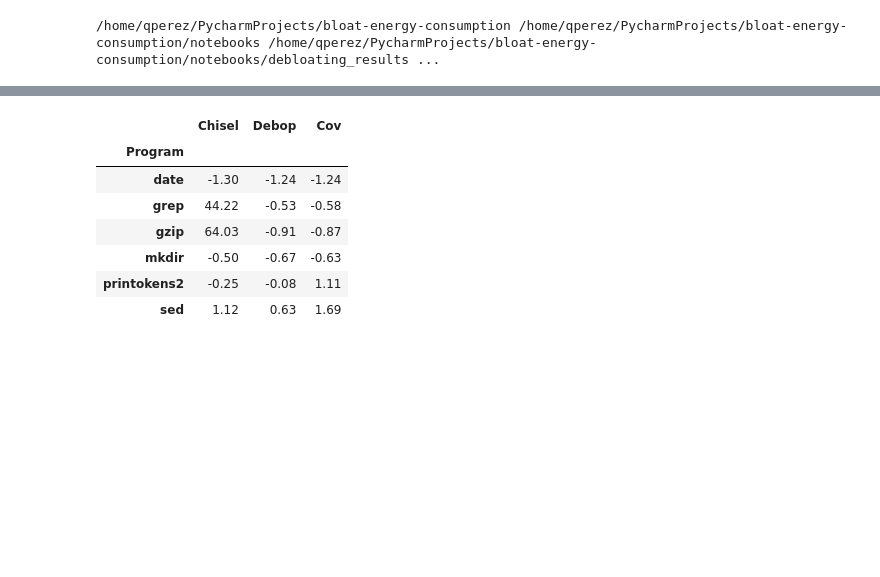
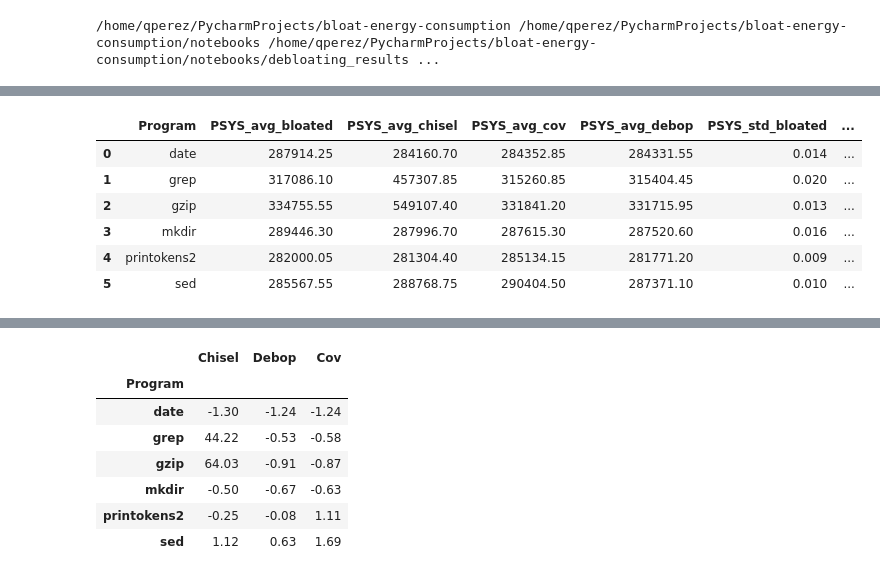
Before and after one commit to ternava/bloat-energy-consumption, a Jupyter notebook: notebooks/metrics_debloating.ipynb, the cells around one changed output, grey strips where cells are left out. Saved outputs shown, nothing was run; the diff lists cells and outputs as text; code cells hidden in the pictures; blank space fills up the shorter version.

```diff
--- a/notebooks/metrics_debloating.ipynb
+++ b/notebooks/metrics_debloating.ipynb
@@ -51,3 +53,24 @@ df
+# %%
+
+# Read the first CSV file
+df = pd.read_csv("/home/qperez/PycharmProjects/bloat-energy-consumption/notebooks/debloating_results/averagePSYS_with_std_all_repeats_pivot.csv", delimiter=';')
+
+# Extract column names with "std" in their headers
+std_columns = [col for col in df.columns if 'std' in col]
+
+# Divide each column by 1,000,000
+df.loc[:, std_columns] = df.loc[:, std_columns] / 1000000
+df.loc[:, std_columns] = df.loc[:, std_columns].round(3)
+
+df
+# %% [output]
+|  | Program | PSYS_avg_bloated | PSYS_avg_chisel | PSYS_avg_cov | PSYS_avg_debop | PSYS_std_bloated | ... |
+| 0 | date | 287914.25 | 284160.70 | 284352.85 | 284331.55 | 0.014 | ... |
+| 1 | grep | 317086.10 | 457307.85 | 315260.85 | 315404.45 | 0.020 | ... |
+| 2 | gzip | 334755.55 | 549107.40 | 331841.20 | 331715.95 | 0.013 | ... |
+| 3 | mkdir | 289446.30 | 287996.70 | 287615.30 | 287520.60 | 0.016 | ... |
+| 4 | printokens2 | 282000.05 | 281304.40 | 285134.15 | 281771.20 | 0.009 | ... |
+| 5 | sed | 285567.55 | 288768.75 | 290404.50 | 287371.10 | 0.010 | ... |
 # %%
 df_pivot = df.pivot(index='Program', columns='Utilities')
 df_pivot
```
Also changed, not shown: parts of 2 cells of this notebook, 2 other files.
